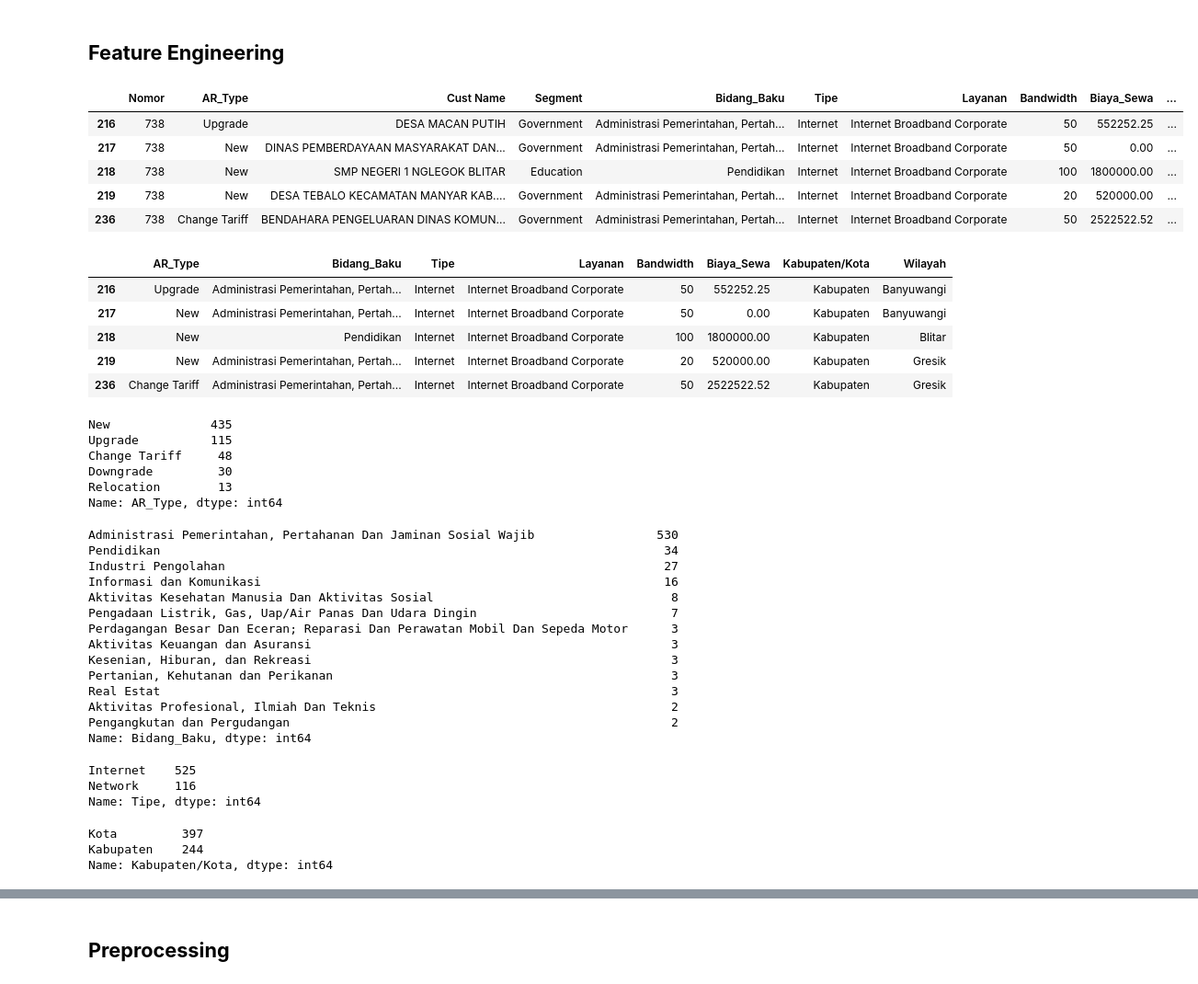
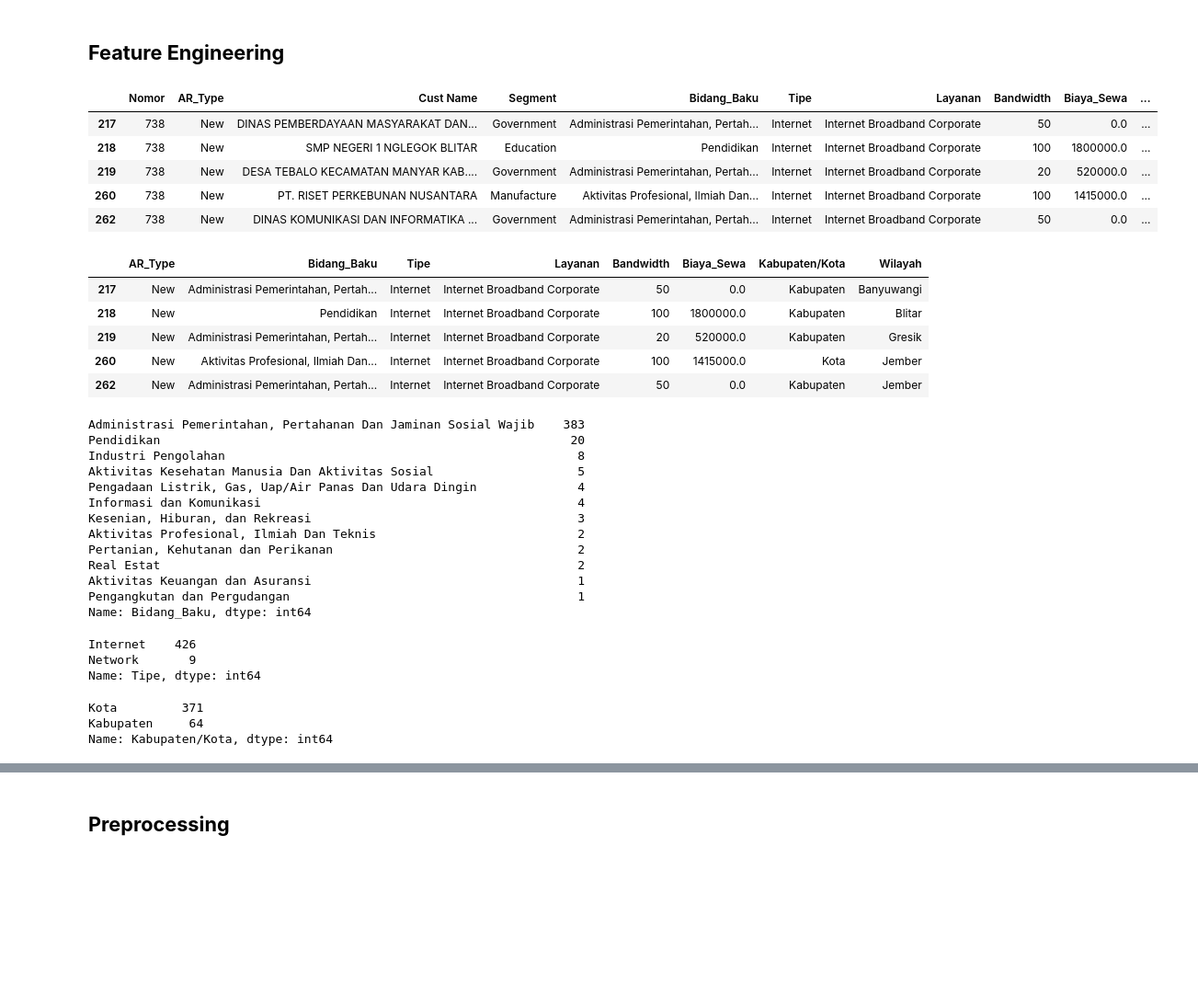
Before and after one commit to sabrinatiarab/deploy-pkl, a Jupyter notebook: code.ipynb, the cells around one changed output, grey strips where cells are left out. Shown at 92% size. Cells and saved outputs as stored; diff of their text form; code cells hidden in the pictures; blank space fills up the shorter version.

```diff
--- a/code.ipynb
+++ b/code.ipynb
@@ -29,64 +29,54 @@ data.head()
 # %%
 #drop rows that contain specific 'value' in 'column_name'
 data2 = data[(data.Bandwidth != "Units") & (data.Layanan != "Penambahan IPv4 Publik Internet Corporate")]
 data3 = data2[data2.AL_Status == "Active"]
 data4 = data3[data3.SBU_Ter == "SBU REG JAWA BAGIAN TIMUR"]
-data5 = data4[data4.AR_Type != "Trial"]
+data5 = data4[data4.AR_Type == "New"]
 data5.head()
 # %% [output]
 |  | Nomor | AR_Type | Cust Name | Segment | Bidang_Baku | Tipe | Layanan | Bandwidth | Biaya_Sewa | ... |
-| 216 | 738 | Upgrade | DESA MACAN PUTIH | Government | Administrasi Pemerintahan, Pertah... | Internet | Internet Broadband Corporate | 50 | 552252.25 | ... |
-| 217 | 738 | New | DINAS PEMBERDAYAAN MASYARAKAT DAN... | Government | Administrasi Pemerintahan, Pertah... | Internet | Internet Broadband Corporate | 50 | 0.00 | ... |
-| 218 | 738 | New | SMP NEGERI 1 NGLEGOK BLITAR | Education | Pendidikan | Internet | Internet Broadband Corporate | 100 | 1800000.00 | ... |
-| 219 | 738 | New | DESA TEBALO KECAMATAN MANYAR KAB.... | Government | Administrasi Pemerintahan, Pertah... | Internet | Internet Broadband Corporate | 20 | 520000.00 | ... |
-| 236 | 738 | Change Tariff | BENDAHARA PENGELUARAN DINAS KOMUN... | Government | Administrasi Pemerintahan, Pertah... | Internet | Internet Broadband Corporate | 50 | 2522522.52 | ... |
+| 217 | 738 | New | DINAS PEMBERDAYAAN MASYARAKAT DAN... | Government | Administrasi Pemerintahan, Pertah... | Internet | Internet Broadband Corporate | 50 | 0.0 | ... |
+| 218 | 738 | New | SMP NEGERI 1 NGLEGOK BLITAR | Education | Pendidikan | Internet | Internet Broadband Corporate | 100 | 1800000.0 | ... |
+| 219 | 738 | New | DESA TEBALO KECAMATAN MANYAR KAB.... | Government | Administrasi Pemerintahan, Pertah... | Internet | Internet Broadband Corporate | 20 | 520000.0 | ... |
+| 260 | 738 | New | PT. RISET PERKEBUNAN NUSANTARA | Manufacture | Aktivitas Profesional, Ilmiah Dan... | Internet | Internet Broadband Corporate | 100 | 1415000.0 | ... |
+| 262 | 738 | New | DINAS KOMUNIKASI DAN INFORMATIKA ... | Government | Administrasi Pemerintahan, Pertah... | Internet | Internet Broadband Corporate | 50 | 0.0 | ... |
 # %%
 data6 = data5.drop(['Nomor', 'Segment','Cust Name', 'Address Terminating', 'SBU_Ter', 'AL_Status'], axis=1)
 data6.head()
 # %% [output]
 |  | AR_Type | Bidang_Baku | Tipe | Layanan | Bandwidth | Biaya_Sewa | Kabupaten/Kota | Wilayah |
-| 216 | Upgrade | Administrasi Pemerintahan, Pertah... | Internet | Internet Broadband Corporate | 50 | 552252.25 | Kabupaten | Banyuwangi |
-| 217 | New | Administrasi Pemerintahan, Pertah... | Internet | Internet Broadband Corporate | 50 | 0.00 | Kabupaten | Banyuwangi |
-| 218 | New | Pendidikan | Internet | Internet Broadband Corporate | 100 | 1800000.00 | Kabupaten | Blitar |
-| 219 | New | Administrasi Pemerintahan, Pertah... | Internet | Internet Broadband Corporate | 20 | 520000.00 | Kabupaten | Gresik |
-| 236 | Change Tariff | Administrasi Pemerintahan, Pertah... | Internet | Internet Broadband Corporate | 50 | 2522522.52 | Kabupaten | Gresik |
+| 217 | New | Administrasi Pemerintahan, Pertah... | Internet | Internet Broadband Corporate | 50 | 0.0 | Kabupaten | Banyuwangi |
+| 218 | New | Pendidikan | Internet | Internet Broadband Corporate | 100 | 1800000.0 | Kabupaten | Blitar |
+| 219 | New | Administrasi Pemerintahan, Pertah... | Internet | Internet Broadband Corporate | 20 | 520000.0 | Kabupaten | Gresik |
+| 260 | New | Aktivitas Profesional, Ilmiah Dan... | Internet | Internet Broadband Corporate | 100 | 1415000.0 | Kota | Jember |
+| 262 | New | Administrasi Pemerintahan, Pertah... | Internet | Internet Broadband Corporate | 50 | 0.0 | Kabupaten | Jember |
-# %%
-data6['AR_Type'].value_counts()
-# %% [output]
-New              435
-Upgrade          115
-Change Tariff     48
-Downgrade         30
-Relocation        13
-Name: AR_Type, dtype: int64
 # %%
 data6['Bidang_Baku'].value_counts()
 # %% [output]
-Administrasi Pemerintahan, Pertahanan Dan Jaminan Sosial Wajib                 530
-Pendidikan                                                                      34
-Industri Pengolahan                                                             27
-Informasi dan Komunikasi                                                        16
-Aktivitas Kesehatan Manusia Dan Aktivitas Sosial                                 8
-Pengadaan Listrik, Gas, Uap/Air Panas Dan Udara Dingin                           7
-Perdagangan Besar Dan Eceran; Reparasi Dan Perawatan Mobil Dan Sepeda Motor      3
-Aktivitas Keuangan dan Asuransi                                                  3
-Kesenian, Hiburan, dan Rekreasi                                                  3
-Pertanian, Kehutanan dan Perikanan                                               3
-Real Estat                                                                       3
-Aktivitas Profesional, Ilmiah Dan Teknis                                         2
-Pengangkutan dan Pergudangan                                                     2
+Administrasi Pemerintahan, Pertahanan Dan Jaminan Sosial Wajib    383
+Pendidikan                                                         20
+Industri Pengolahan                                                 8
+Aktivitas Kesehatan Manusia Dan Aktivitas Sosial                    5
+Pengadaan Listrik, Gas, Uap/Air Panas Dan Udara Dingin              4
+Informasi dan Komunikasi                                            4
+Kesenian, Hiburan, dan Rekreasi                                     3
+Aktivitas Profesional, Ilmiah Dan Teknis                            2
+Pertanian, Kehutanan dan Perikanan                                  2
+Real Estat                                                          2
+Aktivitas Keuangan dan Asuransi                                     1
+Pengangkutan dan Pergudangan                                        1
 Name: Bidang_Baku, dtype: int64
 # %%
 data6['Tipe'].value_counts()
 # %% [output]
-Internet    525
-Network     116
+Internet    426
+Network       9
 Name: Tipe, dtype: int64
 # %%
 data6['Kabupaten/Kota'].value_counts()
 # %% [output]
-Kota         397
-Kabupaten    244
+Kota         371
+Kabupaten     64
 Name: Kabupaten/Kota, dtype: int64
 # %%
 data6['Layanan'].value_counts()
```
Also changed, not shown: parts of 37 cells of this notebook, 4 other files.
